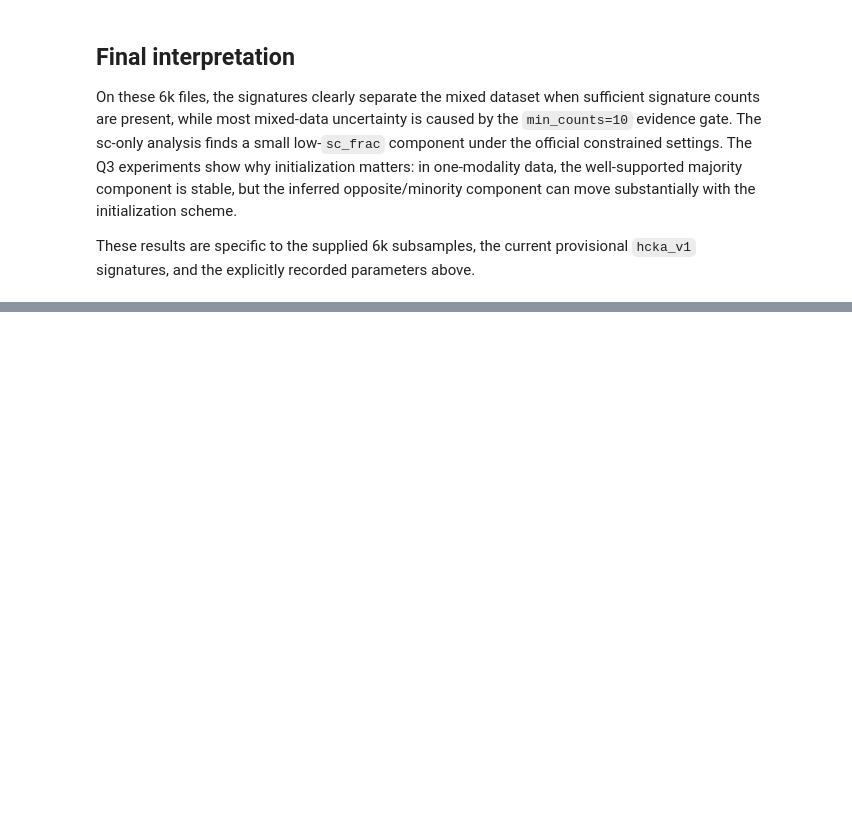
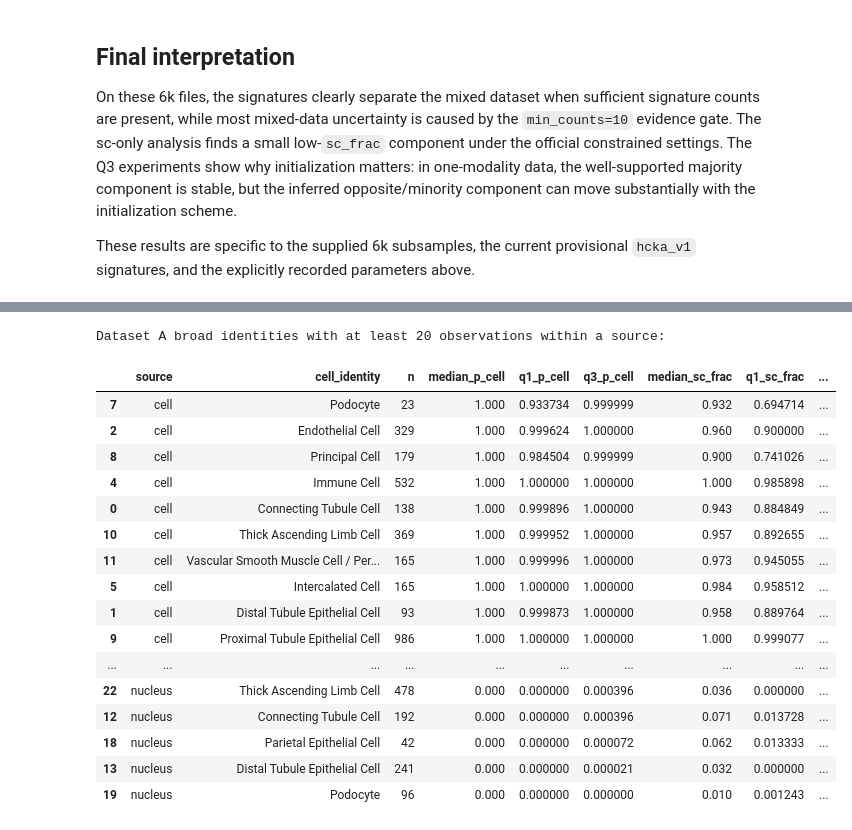
Before and after one commit to UnknownCreature0086/CellorNuc, a Jupyter notebook: notebook/CellorNuc_quiz_6k.ipynb, the cells around one changed output, grey strips where cells are left out. Drawn from its saved outputs; the diff is of its cells as text; code cells hidden in the pictures; blank space fills up the shorter version.

```diff
--- a/notebook/CellorNuc_quiz_6k.ipynb
+++ b/notebook/CellorNuc_quiz_6k.ipynb
@@ -807,0 +1028,80 @@ These results are specific to the supplied 6k subsamples, the current provisiona
+# %%
+bonus_a = q1.obs.copy()
+bonus_a["cell_identity"] = bonus_a["broad_cell_type"].astype("string").fillna("Unannotated")
+bonus_a["source"] = bonus_a["suspension_type"].astype("string")
+bonus_a["neutral"] = bonus_a["modality_classification"].astype(str).eq("Neutral")
+bonus_a["discordant"] = np.where(
+    bonus_a["source"].eq("cell"),
+    bonus_a["modality_classification"].astype(str).eq("Nucleus-like Cell (SC)"),
+    bonus_a["modality_classification"].astype(str).eq("Cell-like Nucleus (SN)"),
+)
+bonus_a["log1p_modality_counts"] = np.log1p(bonus_a["modality_counts"])
+
+bonus_a_summary = (
+    bonus_a.groupby(["source", "cell_identity"], observed=True)
+    .agg(
+        n=("p_cell", "size"),
+        median_p_cell=("p_cell", "median"),
+        q1_p_cell=("p_cell", lambda values: values.quantile(0.25)),
+        q3_p_cell=("p_cell", lambda values: values.quantile(0.75)),
+        median_sc_frac=("sc_frac", "median"),
+        q1_sc_frac=("sc_frac", lambda values: values.quantile(0.25)),
+        q3_sc_frac=("sc_frac", lambda values: values.quantile(0.75)),
+        median_modality_counts=("modality_counts", "median"),
+        neutral_n=("neutral", "sum"),
+        neutral_rate=("neutral", "mean"),
+        discordant_n=("discordant", "sum"),
+        discordant_rate=("discordant", "mean"),
+        n_donors=("donor_id", "nunique"),
+    )
+    .reset_index()
+)
+neutral_low, neutral_high = wilson_interval(bonus_a_summary["neutral_n"], bonus_a_summary["n"])
+bonus_a_summary["neutral_ci_low"] = neutral_low
+bonus_a_summary["neutral_ci_high"] = neutral_high
+bonus_a_eligible = bonus_a_summary.query("n >= 20").copy()
+
+bonus_a_association_rows = []
+for source in ("cell", "nucleus"):
+    subset = bonus_a.loc[bonus_a["source"].eq(source)]
+    for score in ("p_cell", "sc_frac"):
+        bonus_a_association_rows.append({
+            "source": source, "identity": "broad_cell_type",
+            **kruskal_association(subset, "cell_identity", score),
+        })
+    bonus_a_association_rows.append({
+        "source": source, "identity": "broad_cell_type",
+        **cramers_v(subset, "cell_identity", "neutral"),
+    })
+bonus_a_associations = pd.DataFrame(bonus_a_association_rows)
+
+print("Dataset A broad identities with at least 20 observations within a source:")
+display(bonus_a_eligible.sort_values(["source", "neutral_rate"], ascending=[True, False]).style.format({
+    "median_p_cell": "{:.3f}", "median_sc_frac": "{:.3f}",
+    "neutral_rate": "{:.1%}", "discordant_rate": "{:.1%}",
+    "neutral_ci_low": "{:.1%}", "neutral_ci_high": "{:.1%}",
+}))
+print("Within-source association summaries:")
+display(bonus_a_associations)
+
+bonus_a_summary.to_csv(BONUS_RESULTS_DIR / "dataset_a_broad_identity_summary_6k.csv", index=False)
+bonus_a_associations.to_csv(BONUS_RESULTS_DIR / "dataset_a_identity_associations_6k.csv", index=False)
+# %% [output]
+Dataset A broad identities with at least 20 observations within a source:
+|  | source | cell_identity | n | median_p_cell | q1_p_cell | q3_p_cell | median_sc_frac | q1_sc_frac | ... |
+| 7 | cell | Podocyte | 23 | 1.000 | 0.933734 | 0.999999 | 0.932 | 0.694714 | ... |
+| 2 | cell | Endothelial Cell | 329 | 1.000 | 0.999624 | 1.000000 | 0.960 | 0.900000 | ... |
+| 8 | cell | Principal Cell | 179 | 1.000 | 0.984504 | 0.999999 | 0.900 | 0.741026 | ... |
+| 4 | cell | Immune Cell | 532 | 1.000 | 1.000000 | 1.000000 | 1.000 | 0.985898 | ... |
+| 0 | cell | Connecting Tubule Cell | 138 | 1.000 | 0.999896 | 1.000000 | 0.943 | 0.884849 | ... |
+| 10 | cell | Thick Ascending Limb Cell | 369 | 1.000 | 0.999952 | 1.000000 | 0.957 | 0.892655 | ... |
+| 11 | cell | Vascular Smooth Muscle Cell / Per... | 165 | 1.000 | 0.999996 | 1.000000 | 0.973 | 0.945055 | ... |
+| 5 | cell | Intercalated Cell | 165 | 1.000 | 1.000000 | 1.000000 | 0.984 | 0.958512 | ... |
+| 1 | cell | Distal Tubule Epithelial Cell | 93 | 1.000 | 0.999873 | 1.000000 | 0.958 | 0.889764 | ... |
+| 9 | cell | Proximal Tubule Epithelial Cell | 986 | 1.000 | 1.000000 | 1.000000 | 1.000 | 0.999077 | ... |
+| ... | ... | ... | ... | ... | ... | ... | ... | ... | ... |
+| 22 | nucleus | Thick Ascending Limb Cell | 478 | 0.000 | 0.000000 | 0.000396 | 0.036 | 0.000000 | ... |
+| 12 | nucleus | Connecting Tubule Cell | 192 | 0.000 | 0.000000 | 0.000396 | 0.071 | 0.013728 | ... |
+| 18 | nucleus | Parietal Epithelial Cell | 42 | 0.000 | 0.000000 | 0.000072 | 0.062 | 0.013333 | ... |
+| 13 | nucleus | Distal Tubule Epithelial Cell | 241 | 0.000 | 0.000000 | 0.000021 | 0.032 | 0.000000 | ... |
+| 19 | nucleus | Podocyte | 96 | 0.000 | 0.000000 | 0.000000 | 0.010 | 0.001243 | ... |
```
Also changed, not shown: parts of 15 cells of this notebook.
